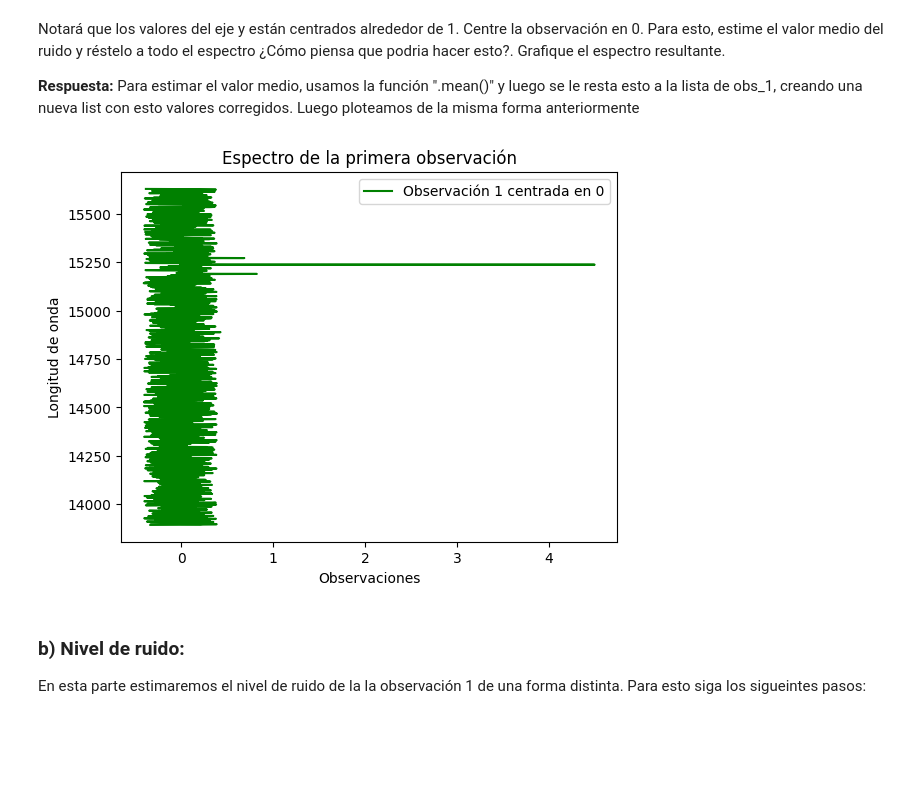
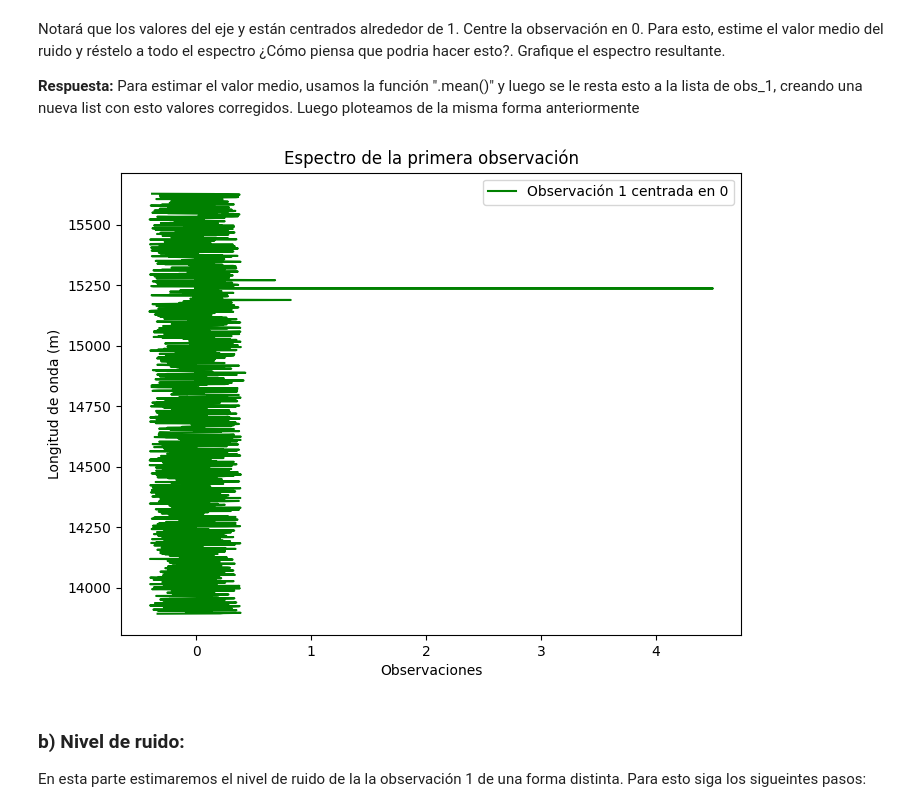
Before and after one commit to Xavier204/Tarea-2, a Jupyter notebook: Tarea2.ipynb, the cells around one changed output. Drawn from its saved outputs; the diff is of its cells as text; code cells hidden in the pictures; blank space fills up the shorter version.

```diff
--- a/Tarea2.ipynb
+++ b/Tarea2.ipynb
@@ -224,7 +224,7 @@ Abra el archivo **data_spectra.csv** con pandas y muestre el DataFrame. (No es n
 Las columnas **obs** corresponden a observaciones (espectro) de un objeto, en la que cada valor corresponde a la potencia asociada a una longitud de onda. La columna **Wlth** corresponde a las longitudes de onda.
 # %%
 # Lea y muestre el DataFrame aquí
-data = pd.read_csv('data_spectra.csv')
+data = pd.read_csv('/data_spectra.csv')
 print(data.head())
 # %% [output]
    Unnamed: 0          Wlth     obs_1     obs_2     obs_3     obs_4     obs_5  \
@@ -267,16 +268,17 @@ Luego ploteamos de la misma forma anteriormente
 # %%
 # Grafique el espectro centrado en 0 aquí
 Valor_medio=data["obs_1"].mean()
 data["obs_1"]=data["obs_1"]-Valor_medio
 
+plt.figure(figsize=(8, 6))
 plt.plot(data["obs_1"], data["Wlth"], label="Observación 1 centrada en 0", color="green")
 plt.xlabel("Observaciones")
-plt.ylabel("Longitud de onda")
+plt.ylabel("Longitud de onda (m)")
 plt.title("Espectro de la primera observación")
 plt.legend()
 plt.show()
 # %% [output]
-[figure, old version]
+[figure, new version]
 # %% [markdown]
 ### b) Nivel de ruido:
 
```
Also changed, not shown: parts of 10 cells of this notebook.
